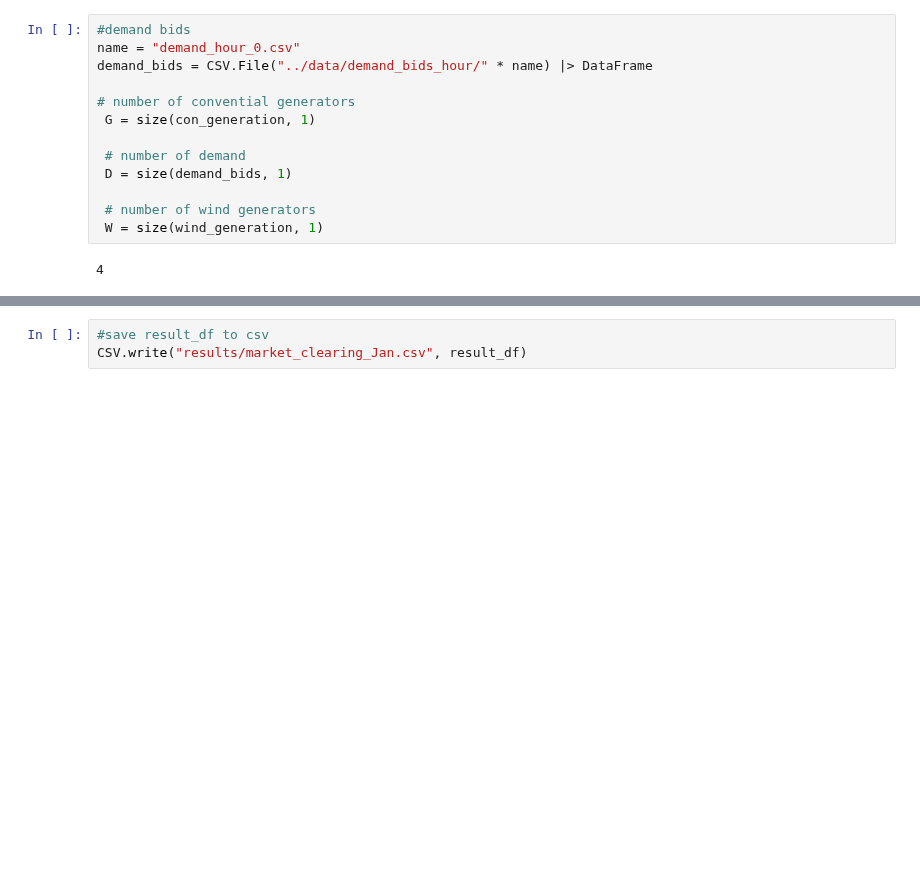
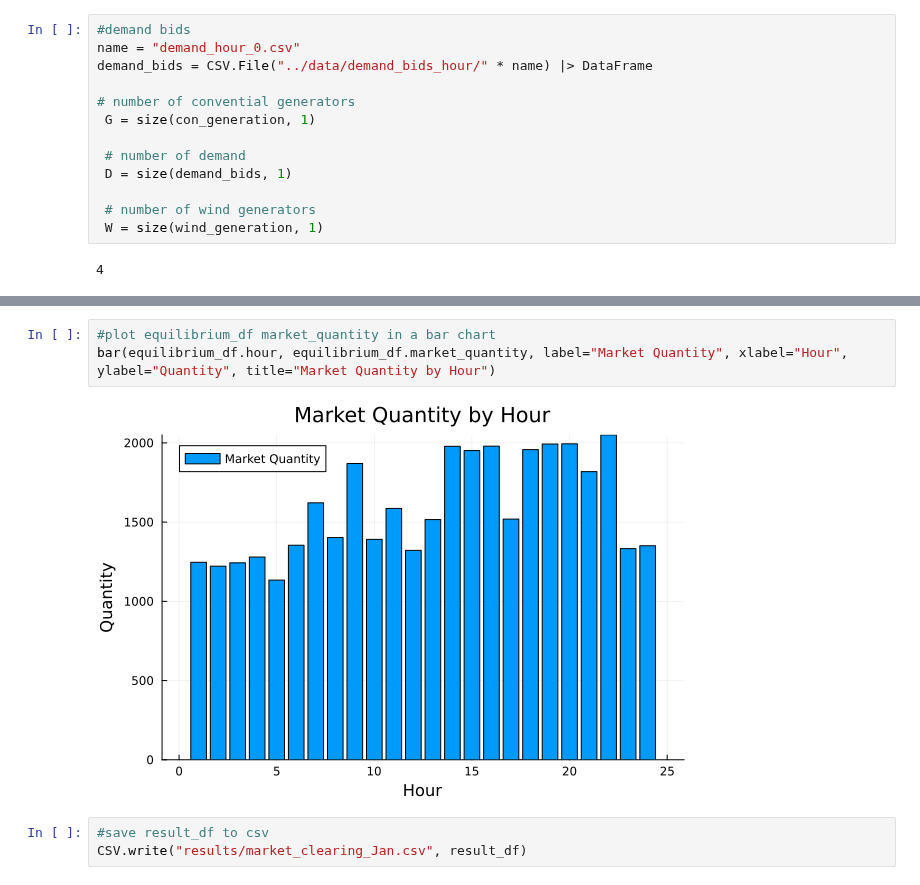
Before and after one commit to Max-f123/Renewables_in_Electricity_Markets, a Jupyter notebook: Task1/model1_jan.ipynb, the cells around one changed output, grey strips where cells are left out. Cells and saved outputs as stored; diff of their text form; blank space fills up the shorter version.

```diff
--- a/Task1/model1_jan.ipynb
+++ b/Task1/model1_jan.ipynb
@@ -190,3 +199,8 @@ result_df
+# %%
+#plot equilibrium_df market_quantity in a bar chart
+bar(equilibrium_df.hour, equilibrium_df.market_quantity, label="Market Quantity", xlabel="Hour", ylabel="Quantity", title="Market Quantity by Hour")
+# %% [output]
+[figure, added]
 # %%
 #save result_df to csv
 CSV.write("results/market_clearing_Jan.csv", result_df)
```
Also changed, not shown: parts of 4 cells of this notebook, 1 other file.
